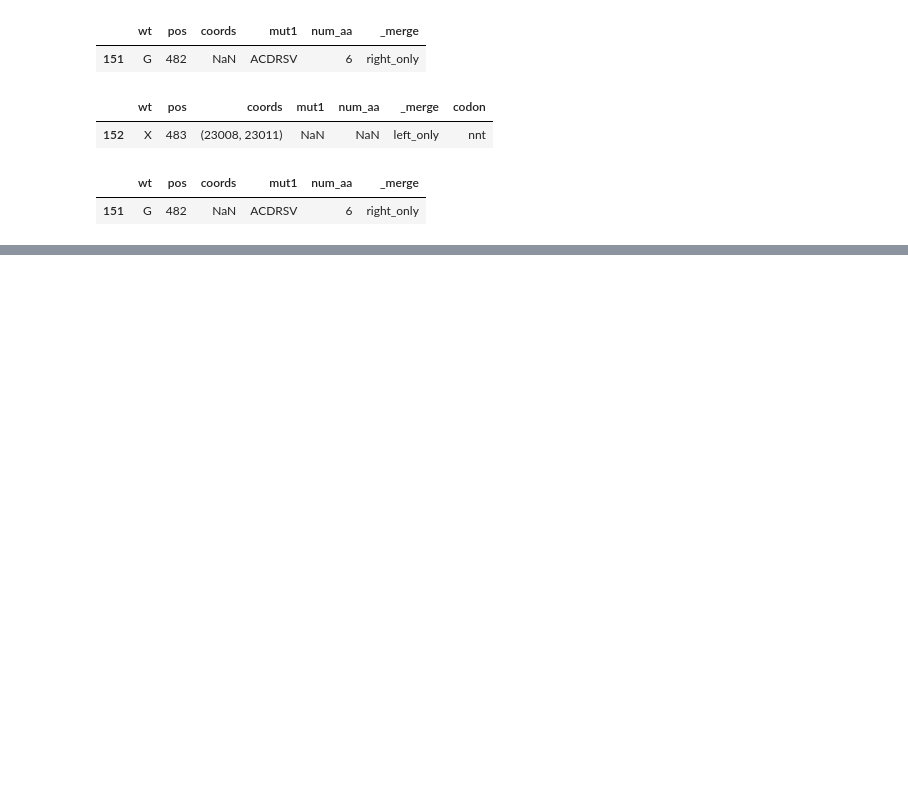
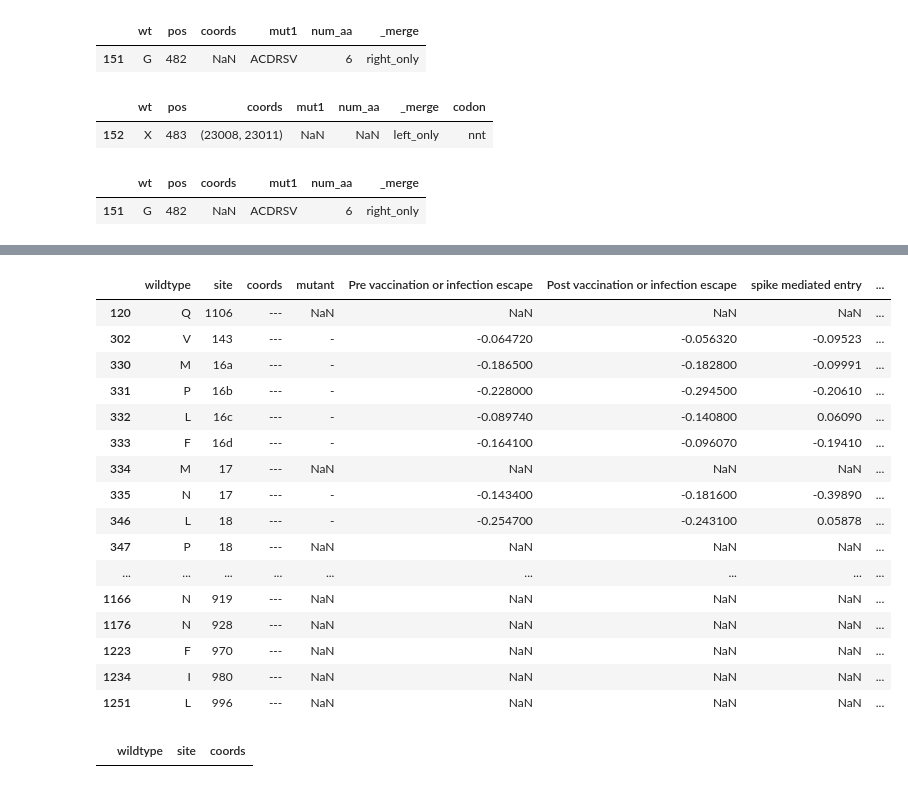
Before and after one commit to andersen-lab/sars-cov-2-dms-ref, a Jupyter notebook: scripts/sanity_check.ipynb, the cells around one changed output, grey strips where cells are left out. Saved outputs shown, nothing was run; the diff lists cells and outputs as text; code cells hidden in the pictures; blank space fills up the shorter version.

Commit message:
add KP.3_spike

```diff
--- a/scripts/sanity_check.ipynb
+++ b/scripts/sanity_check.ipynb
@@ -256,0 +222,40 @@ m
+# %%
+fasta_path = "/home/yutianc/sars-cov-2-dms-ref/output/hu1_with_dms_ref/all.fa.split/all.part_NC_045512.2_KP.3_spike.fa"
+csv_path = "/home/yutianc/sars-cov-2-dms-ref/data/KP.3/spike/KP.3_sera_group_averages.csv"
+
+df = cross_check(fasta_path, region="spike")
+# convert site to str for merging, the mut file has 16a, 16b, ... for site
+df["site"] = df["site"].astype(str)
+df_true = pd.read_csv(csv_path)
+df_true = df_true.drop_duplicates(subset=["site", "wildtype"])
+ref_seq = str(SeqIO.read(fasta_path, format="fasta").seq)
+
+m = pd.merge(df, df_true, how="outer", on=["site", "wildtype"], indicator=True)
+m = m[m["_merge"] != "both"]
+try:
+    m["codon"] = m["coords"].apply(lambda x: ref_seq[x[0]: x[1]])
+except:
+    m["coords"] = "---"
+m
+# %% [output]
+|  | wildtype | site | coords | mutant | Pre vaccination or infection escape | Post vaccination or infection escape | spike mediated entry | ... |
+| 120 | Q | 1106 | --- | NaN | NaN | NaN | NaN | ... |
+| 302 | V | 143 | --- | - | -0.064720 | -0.056320 | -0.09523 | ... |
+| 330 | M | 16a | --- | - | -0.186500 | -0.182800 | -0.09991 | ... |
+| 331 | P | 16b | --- | - | -0.228000 | -0.294500 | -0.20610 | ... |
+| 332 | L | 16c | --- | - | -0.089740 | -0.140800 | 0.06090 | ... |
+| 333 | F | 16d | --- | - | -0.164100 | -0.096070 | -0.19410 | ... |
+| 334 | M | 17 | --- | NaN | NaN | NaN | NaN | ... |
+| 335 | N | 17 | --- | - | -0.143400 | -0.181600 | -0.39890 | ... |
+| 346 | L | 18 | --- | - | -0.254700 | -0.243100 | 0.05878 | ... |
+| 347 | P | 18 | --- | NaN | NaN | NaN | NaN | ... |
+| ... | ... | ... | ... | ... | ... | ... | ... | ... |
+| 1166 | N | 919 | --- | NaN | NaN | NaN | NaN | ... |
+| 1176 | N | 928 | --- | NaN | NaN | NaN | NaN | ... |
+| 1223 | F | 970 | --- | NaN | NaN | NaN | NaN | ... |
+| 1234 | I | 980 | --- | NaN | NaN | NaN | NaN | ... |
+| 1251 | L | 996 | --- | NaN | NaN | NaN | NaN | ... |
+# %%
+df[df["site"] == 16]
+# %% [output]
+|  | wildtype | site | coords |
```
Also changed, not shown: parts of 21 cells of this notebook, 20 other files.
